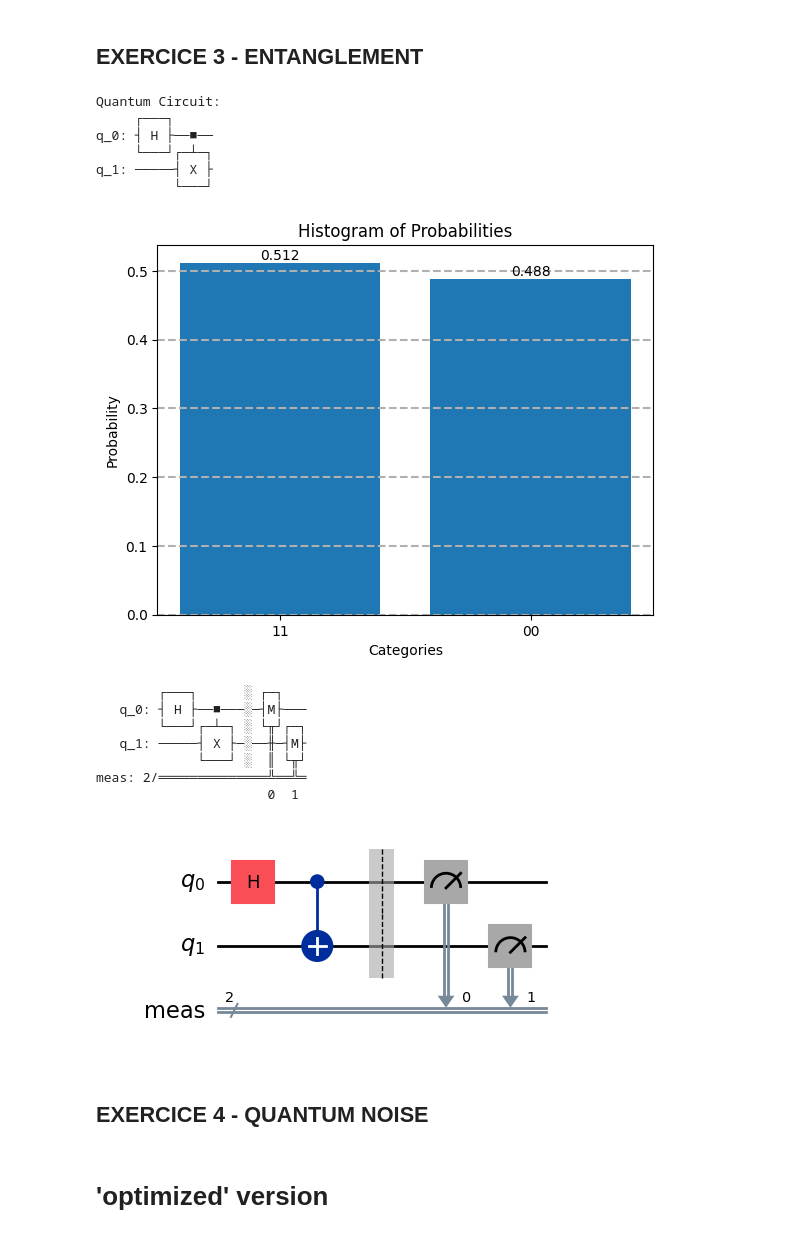
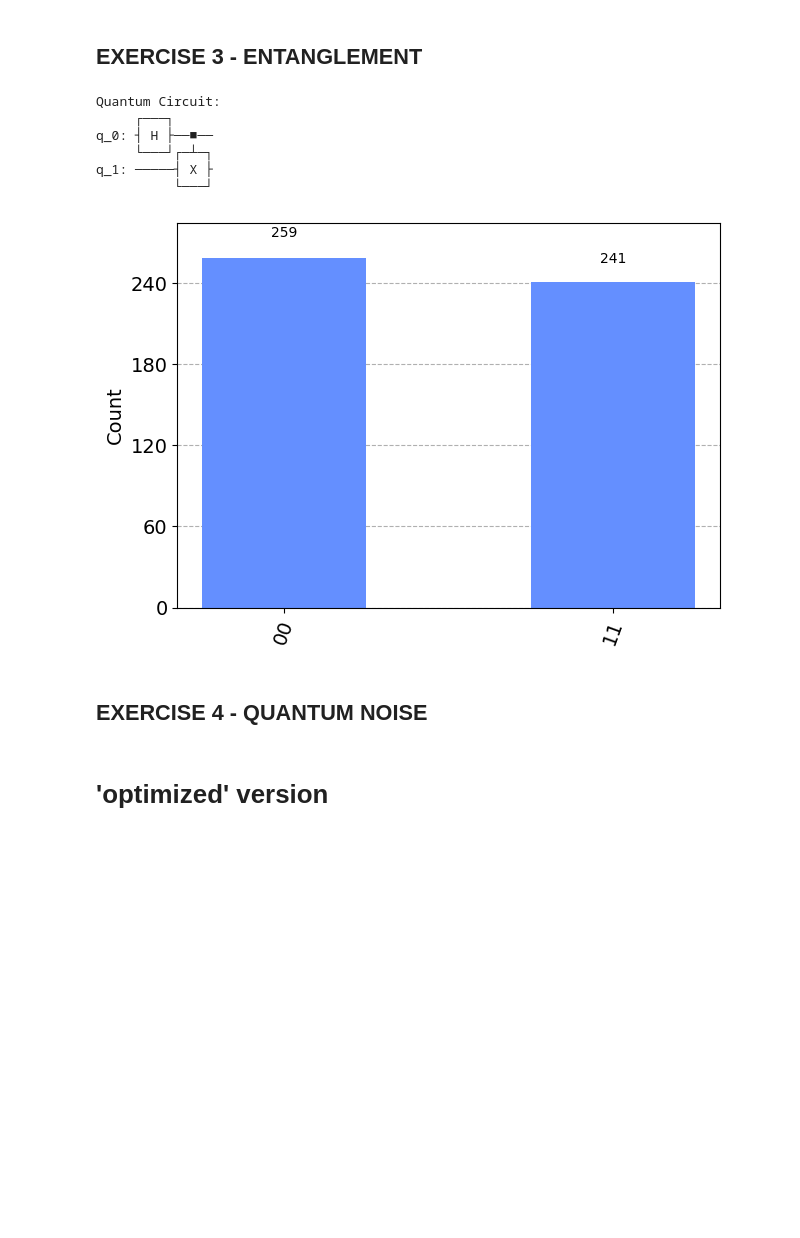
Before and after one commit to farinaleo/ftl_quantum, a Jupyter notebook: Untitled.ipynb, the cells around one changed output. Cells and saved outputs as stored; diff of their text form; code cells hidden in the pictures; blank space fills up the shorter version.

```diff
--- a/Untitled.ipynb
+++ b/Untitled.ipynb
@@ -83,66 +84,43 @@ q: ┤ H ├
 # %% [markdown]
-## EXERCICE 3 - ENTANGLEMENT
+## EXERCISE 3 - ENTANGLEMENT
 # %%
 import qiskit
 from qiskit.quantum_info import SparsePauliOp
 from qiskit.transpiler.preset_passmanagers import generate_preset_pass_manager
 from qiskit_ibm_runtime import QiskitRuntimeService, EstimatorV2 as Estimator
 from qiskit_aer import AerSimulator
 import matplotlib.pyplot as plt
 
 
 qc = QuantumCircuit(2)
 
 # Apply gates
 qc.h(0)
 qc.cx(0, 1)
 
 # Draw the circuit
 print("Quantum Circuit:")
 print(qc.draw())
 qc.draw("mpl")
 qc.measure_all()
 
 
 
 aersim = AerSimulator()
 result_ideal = aersim.run(qc, shots=500).result()
-data = result_ideal.get_counts(0)
+data = result_ideal.get_counts(qc)
 
-total = sum(data.values())
-probabilities = {key: value/total for key, value in data.items()}
-
-plt.bar(probabilities.keys(), probabilities.values())
-
-for category, prob in probabilities.items():
-    plt.text(category, prob, str(probabilities[category]), ha='center', va='bottom')
-
-plt.xlabel('Categories')
-plt.ylabel('Probability')
-plt.title('Histogram of Probabilities')
-plt.grid(axis = 'y', linestyle = '--', linewidth = 1.5)
-plt.show()
-
-print(qc.draw())
-qc.draw("mpl")
+plot_histogram([data])
 # %% [output]
 Quantum Circuit:
      ┌───┐
 q_0: ┤ H ├──■──
      └───┘┌─┴─┐
 q_1: ─────┤ X ├
           └───┘
-[figure, old version]
+[figure, new version]
-        ┌───┐      ░ ┌─┐
-   q_0: ┤ H ├──■───░─┤M├───
-        └───┘┌─┴─┐ ░ └╥┘┌─┐
-   q_1: ─────┤ X ├─░──╫─┤M├
-             └───┘ ░  ║ └╥┘
-meas: 2/══════════════╩══╩═
-                      0  1
-[figure, removed]
 # %% [markdown]
-## EXERCICE 4 - QUANTUM NOISE
+## EXERCISE 4 - QUANTUM NOISE
 # %%
 import qiskit
 from qiskit.quantum_info import SparsePauliOp
```
Also changed, not shown: parts of 9 cells of this notebook, 22 other files.
